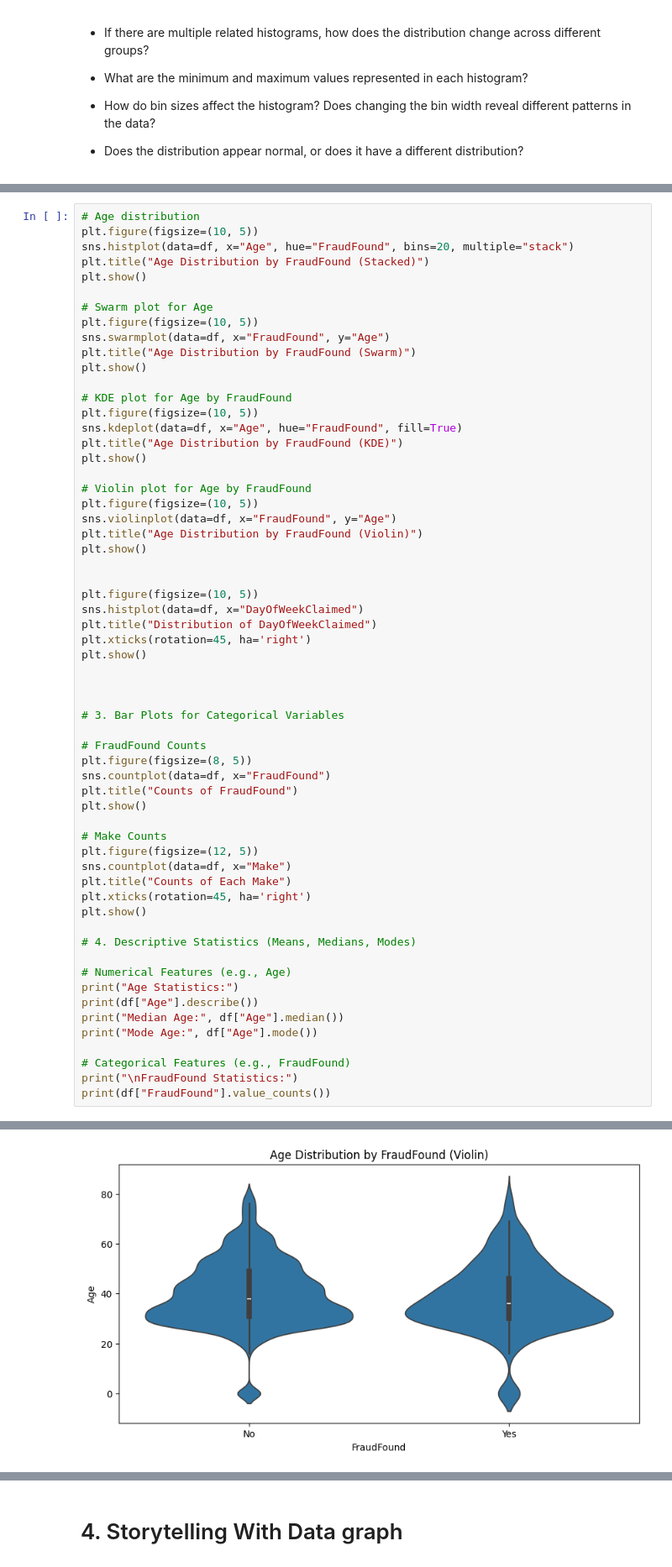
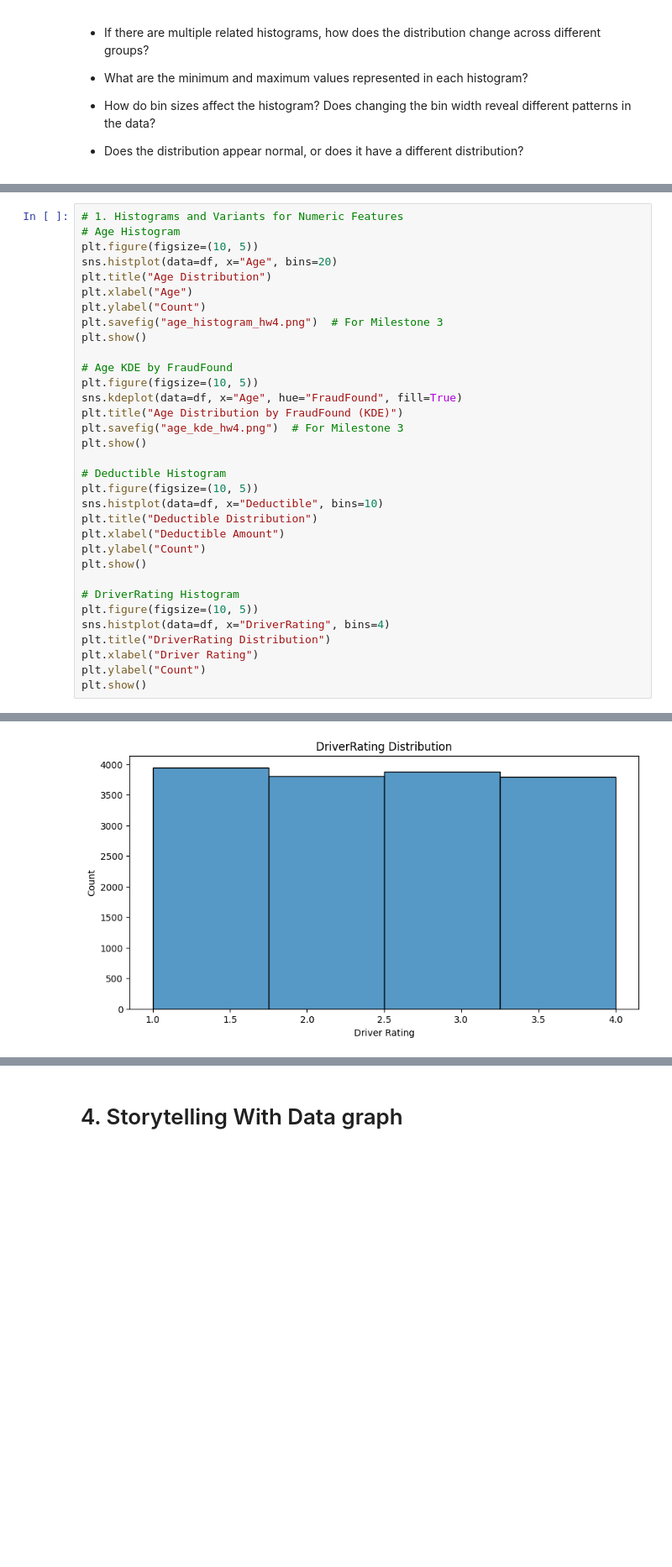
Before and after one commit to LionelCCC/2025-spring-B2, a Jupyter notebook: Week4.ipynb, the cells around one changed output, grey strips where cells are left out. Shown: that part at 84% size. Cells and saved outputs as stored; diff of their text form; blank space fills up the shorter version.

Commit message:
updated week2, 4, 6 hw

```diff
--- a/Week4.ipynb
+++ b/Week4.ipynb
@@ -93,61 +92,34 @@ Vehicle Insurance Fraud Detection Sample:
 # %%
-# Age distribution
+# 1. Histograms and Variants for Numeric Features
+# Age Histogram
 plt.figure(figsize=(10, 5))
-sns.histplot(data=df, x="Age", hue="FraudFound", bins=20, multiple="stack")
-plt.title("Age Distribution by FraudFound (Stacked)")
+sns.histplot(data=df, x="Age", bins=20)
+plt.title("Age Distribution")
+plt.xlabel("Age")
+plt.ylabel("Count")
+plt.savefig("age_histogram_hw4.png")  # For Milestone 3
 plt.show()
 
-# Swarm plot for Age
-plt.figure(figsize=(10, 5))
-sns.swarmplot(data=df, x="FraudFound", y="Age")
-plt.title("Age Distribution by FraudFound (Swarm)")
-plt.show()
-
-# KDE plot for Age by FraudFound
+# Age KDE by FraudFound
 plt.figure(figsize=(10, 5))
 sns.kdeplot(data=df, x="Age", hue="FraudFound", fill=True)
 plt.title("Age Distribution by FraudFound (KDE)")
+plt.savefig("age_kde_hw4.png")  # For Milestone 3
 plt.show()
 
-# Violin plot for Age by FraudFound
+# Deductible Histogram
 plt.figure(figsize=(10, 5))
-sns.violinplot(data=df, x="FraudFound", y="Age")
-plt.title("Age Distribution by FraudFound (Violin)")
+sns.histplot(data=df, x="Deductible", bins=10)
+plt.title("Deductible Distribution")
+plt.xlabel("Deductible Amount")
+plt.ylabel("Count")
 plt.show()
 
-
+# DriverRating Histogram
 plt.figure(figsize=(10, 5))
-sns.histplot(data=df, x="DayOfWeekClaimed")
-plt.title("Distribution of DayOfWeekClaimed")
-plt.xticks(rotation=45, ha='right')
+sns.histplot(data=df, x="DriverRating", bins=4)
+plt.title("DriverRating Distribution")
+plt.xlabel("Driver Rating")
+plt.ylabel("Count")
 plt.show()
-
-
-
-# 3. Bar Plots for Categorical Variables
-
-# FraudFound Counts
-plt.figure(figsize=(8, 5))
-sns.countplot(data=df, x="FraudFound")
-plt.title("Counts of FraudFound")
-plt.show()
-
-# Make Counts
-plt.figure(figsize=(12, 5))
-sns.countplot(data=df, x="Make")
-plt.title("Counts of Each Make")
-plt.xticks(rotation=45, ha='right')
-plt.show()
-
-# 4. Descriptive Statistics (Means, Medians, Modes)
-
-# Numerical Features (e.g., Age)
-print("Age Statistics:")
-print(df["Age"].describe())
-print("Median Age:", df["Age"].median())
-print("Mode Age:", df["Age"].mode())
-
-# Categorical Features (e.g., FraudFound)
-print("\nFraudFound Statistics:")
-print(df["FraudFound"].value_counts())
 # %% [output]
@@ -157 +129 @@ print(df["FraudFound"].value_counts())
-[figure, old version]
+[figure, new version]
```
Also changed, not shown: parts of 7 cells of this notebook, 2 other files.
